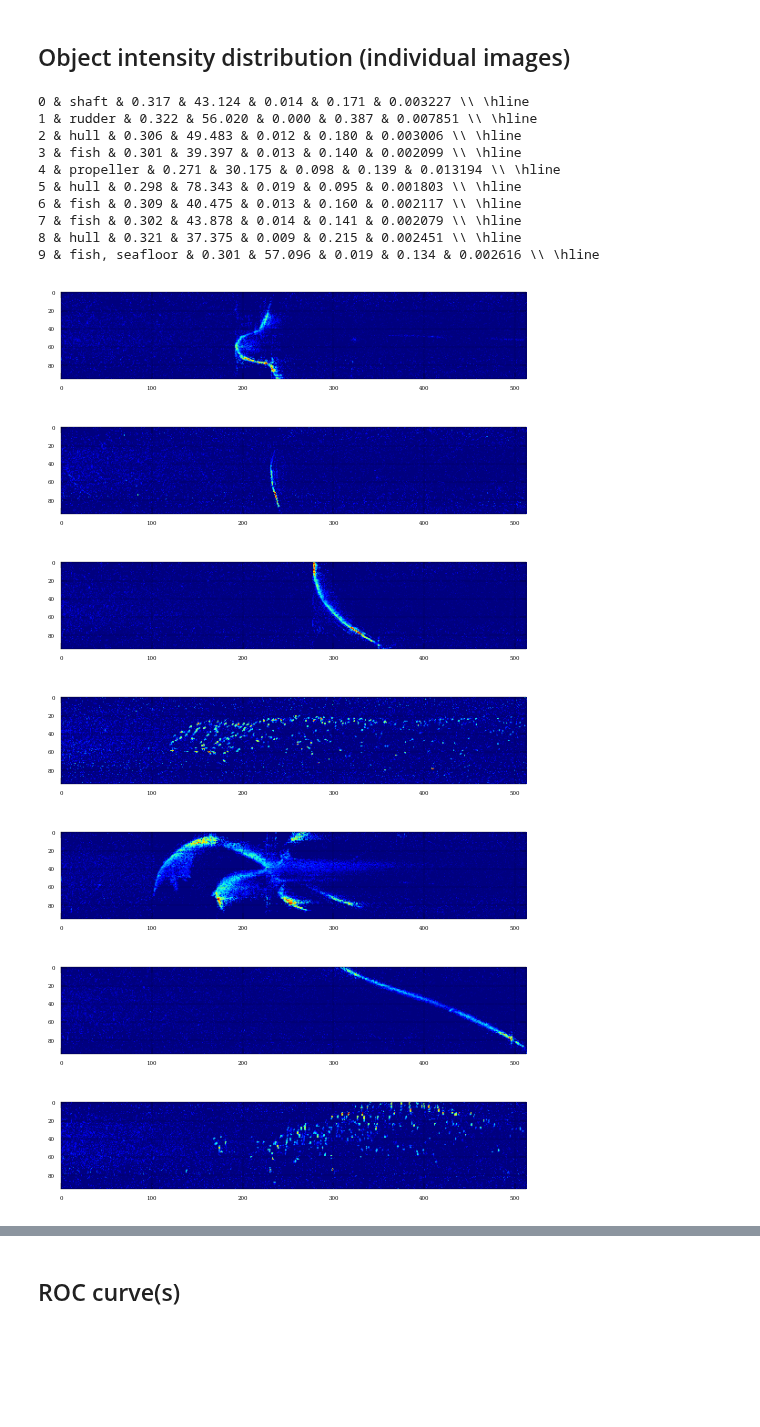
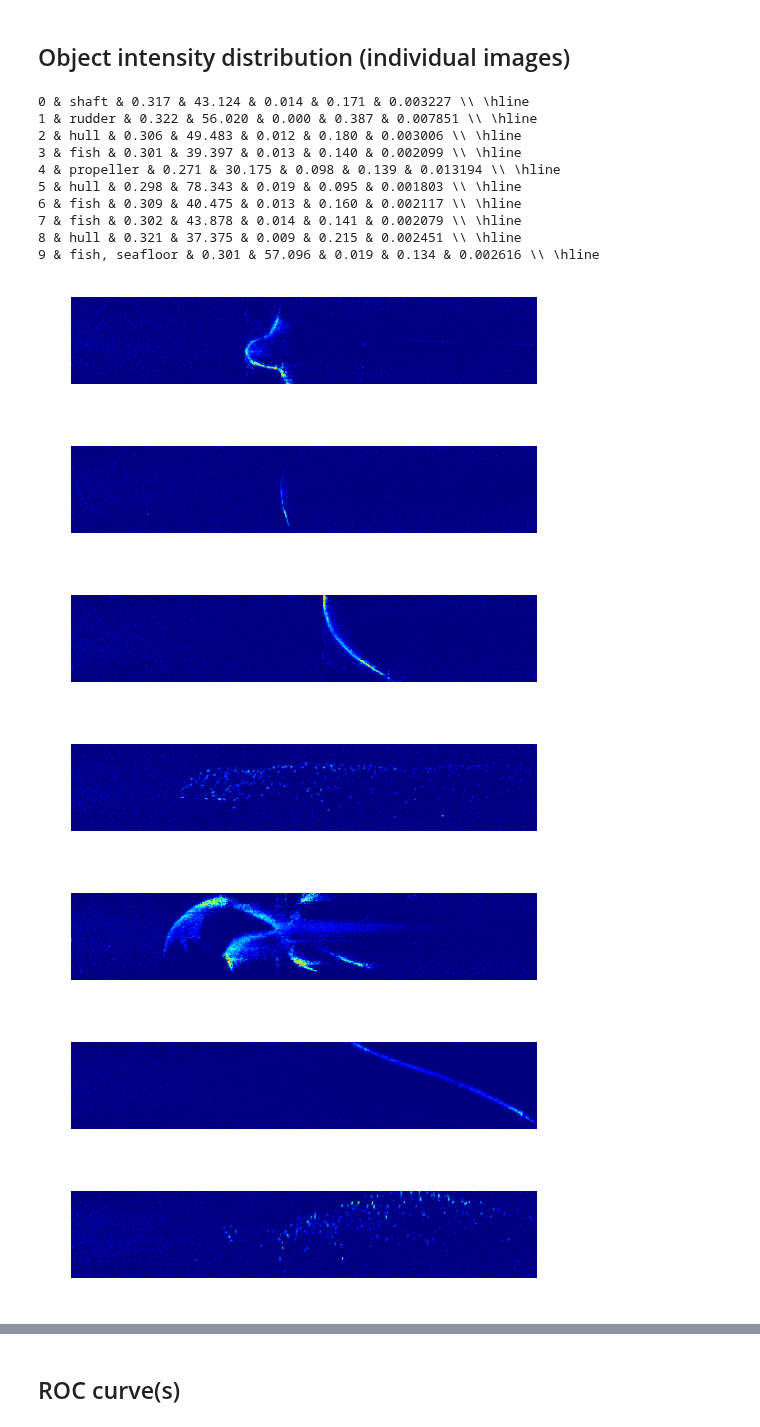
Before and after one commit to pvazteixeira/multibeam, a Jupyter notebook: dev/feature-mixture-model.ipynb, the cells around one changed output, grey strips where cells are left out. Cells and saved outputs as stored; diff of their text form; code cells hidden in the pictures; blank space fills up the shorter version.

```diff
--- a/dev/feature-mixture-model.ipynb
+++ b/dev/feature-mixture-model.ipynb
@@ -216,20 +220,23 @@ def background(x, pi1, pi2, l1, l2):
     return p
 # %%
 rcParams['font.size'] = 4
-rcParams['font.sans-serif'] = ['Latin Modern Math']
 
 description=('shaft','rudder','hull','fish','propeller','hull','fish','fish','hull','fish, seafloor')
+
+pi1 = np.zeros(10)
+pi2 = np.zeros(10)
+s1  = np.zeros(10) # 1/lambda
+s2  = np.zeros(10) # sigma
 
 for idx in range(0,len(test_image_list)):
     image = (1/255.0)*imread(test_image_list[idx],as_grey = True)
     didson.loadConfig(test_config_list[idx])
-
     image = didson.deconvolve(image)
     image = didson.removeTaper(image)
 
     plt.figure()
-    plt.imshow(image.transpose())
-#     plt.axis('off')
+    plt.imshow(image.transpose(),vmin=0,vmax=1)
+    plt.axis('off')
 
     bins = np.linspace(0, 1.0, 256 )
     hi = np.histogram(image[:],bins)
@@ -238,8 +245,6 @@ for idx in range(0,len(test_image_list)):
     h_test = hi[0][:].astype(np.float64)
     h_test/=(0.0+np.sum(h_test))
 
-#     print ''
-#     print idx
     try:
         p, v = curve_fit(mixture, x, h_test, p0=[0.3, 0.02, 0.02, 0.15],bounds=([0,0,0.0,0],[0.5,0.5,1.0,1.0]))
 #         print 'pi1:', p[0], 'l1:',p[2]
@@ -247,45 +252,49 @@ for idx in range(0,len(test_image_list)):
 #         print 'pi2:', p[1], 'l2:',p[3]
 #         print('pi2=%.3f, l2= %.3f' % (p[1], 1.0/p[3]))
 #         print('pi0=%.3f' % (1-p[0]-p[1]))
         p_test = mixture(x,p[0],p[1],p[2],p[3])
         kldv = kld(h_test, p_test)
         print idx,'&',description[idx],('& %.3f & %.3f & %.3f & %.3f & %.6f \\\\ \\hline' % ( p[0], 1.0/p[2], p[1], p[3], kldv))
+        pi1[idx] = p[0]
+        s1[idx]  = p[2]
+        pi2[idx] = p[1]
+        s2[idx]  = p[3]
     except RuntimeError:
         print 'FAILED!'
         continue
 
-
-#     plt.subplot(len(test_image_list),3,3*idx+3)
 #     plt.figure(figsize=(2.4,0.45))
 #     plt.plot(x, h_test,color='#1f78b4',alpha=0.8,linewidth=0.5)
 #     plt.plot(x, p_test,color='#33a02c',alpha=0.8,linewidth=0.5)
 #     plt.xlim([0,1])
 #     plt.ylim([1e-5,1e0])
 #     plt.xlabel('$y$')
 #     plt.ylabel('$p_Y(y)$')
 #     plt.yscale('log')
-    plt.grid(linewidth=.2,linestyle='-',alpha=0.5)
-    ax = plt.gca()
-    for side in ('top','bottom','left','right'):
-        ax.spines[side].set_linewidth(0.2)
-    ax.tick_params(width=0.2)
-    plt.minorticks_off()
+#     plt.grid(linewidth=.2,linestyle='-',alpha=0.5)
+#     ax = plt.gca()
+#     for side in ('top','bottom','left','right'):
+#         ax.spines[side].set_linewidth(0.2)
+#     ax.tick_params(width=0.2)
+#     plt.minorticks_off()
 #     plt.savefig('test_mixture_'+str(idx)+'.pdf',dpi=600,bbox_inches='tight',transparent=True,pad_inches=0.02) # no transparency on eps!
+
+rcParams['font.size'] = 10 # default value
 # %% [output]
 0 & shaft & 0.317 & 43.124 & 0.014 & 0.171 & 0.003227 \\ \hline
 1 & rudder & 0.322 & 56.020 & 0.000 & 0.387 & 0.007851 \\ \hline
 2 & hull & 0.306 & 49.483 & 0.012 & 0.180 & 0.003006 \\ \hline
 3 & fish & 0.301 & 39.397 & 0.013 & 0.140 & 0.002099 \\ \hline
 4 & propeller & 0.271 & 30.175 & 0.098 & 0.139 & 0.013194 \\ \hline
 5 & hull & 0.298 & 78.343 & 0.019 & 0.095 & 0.001803 \\ \hline
 6 & fish & 0.309 & 40.475 & 0.013 & 0.160 & 0.002117 \\ \hline
 7 & fish & 0.302 & 43.878 & 0.014 & 0.141 & 0.002079 \\ \hline
 8 & hull & 0.321 & 37.375 & 0.009 & 0.215 & 0.002451 \\ \hline
 9 & fish, seafloor & 0.301 & 57.096 & 0.019 & 0.134 & 0.002616 \\ \hline
-[figure, old version]
+[figure, new version]
-[figure, old version]
+[figure, new version]
-[figure, old version]
+[figure, new version]
-[figure, old version]
+[figure, new version]
-[figure, old version]
+[figure, new version]
-[figure, old version]
+[figure, new version]
-[figure, old version]
+[figure, new version]
```
Also changed, not shown: parts of 6 cells of this notebook, 1 other file.
